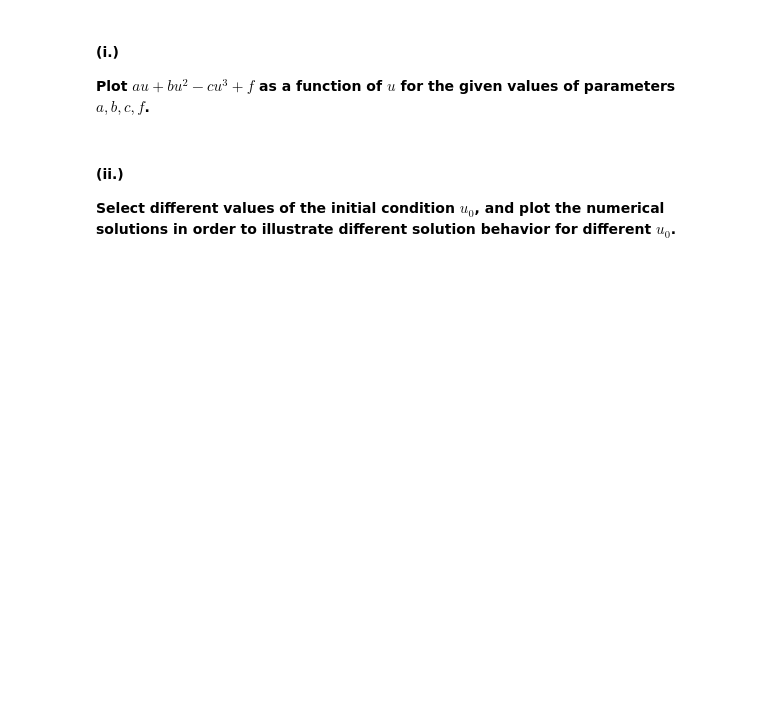
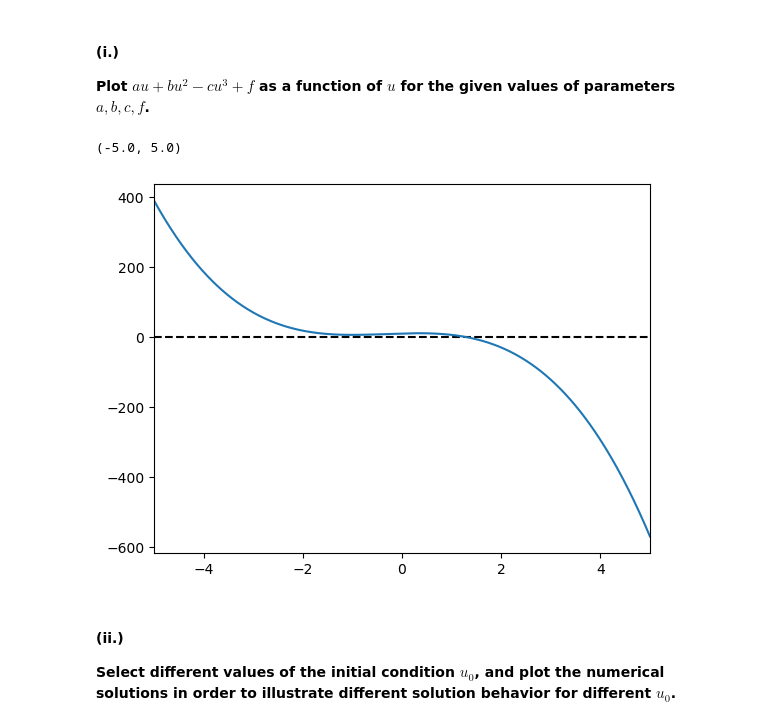
Before and after one commit to Stochastic1017/MATH_616, a Jupyter notebook: Homeworks/S_Sudhir_Homework_1.ipynb, the cells around one changed output. Cells and saved outputs as stored; diff of their text form; code cells hidden in the pictures; blank space fills up the shorter version.

```diff
--- a/Homeworks/S_Sudhir_Homework_1.ipynb
+++ b/Homeworks/S_Sudhir_Homework_1.ipynb
@@ -120,14 +205,39 @@ plt.show()
 $$\frac{du}{dt} = au + bu^2 - cu^3 + f$$
 
 **Let us fix two parameters $b = -4$ and $c = 4$. Then, depending on the choices of $a$ and $f$, the system will have distinct behavior. Numerically validate the solution behavior by using the forward Euler method and starting from different initial values:**
+# %%
+b = -4
+c = 4
 # %% [markdown]
 ### (a.)
 
 **When $a=4$ and $f=10$, the three roots of $au+bu^2-cu^3+f=0$ are $r_1 = 1.2868$ and $r_{2,3} = -1.1434 \pm 0.7971i$.**
+# %%
+a = 4
+f = 10
+
+r = np.array([ 1.2868, -1.1434 + 0.7971j, -1.1434 - 0.7971j ])
 # %% [markdown]
 #### (i.)
 
 **Plot $au+bu^2-cu^3+f$ as a function of $u$ for the given values of parameters $a,b,c,f$.**
+# %%
+def u_diff(a, b, c, f, u):
+    return (a*u + b*u**2 - c*u**3 + f)
+
+u = np.linspace(-5, 5, 1000)
+u_diff_output = []
+for u_curr in u:
+    u_diff_output.append(u_diff(a=a, b=b, c=c, f=f, u=u_curr))
+
+x_low = -5
+x_high = 5
+plt.plot([x_low, x_high], [0,0], linestyle='--', color='black')
+plt.plot(u, u_diff_output)
+plt.xlim(x_low, x_high)
+# %% [output]
+(-5.0, 5.0)
+[figure, added]
 # %% [markdown]
 #### (ii.)
 
```
Also changed, not shown: parts of 6 cells of this notebook.
